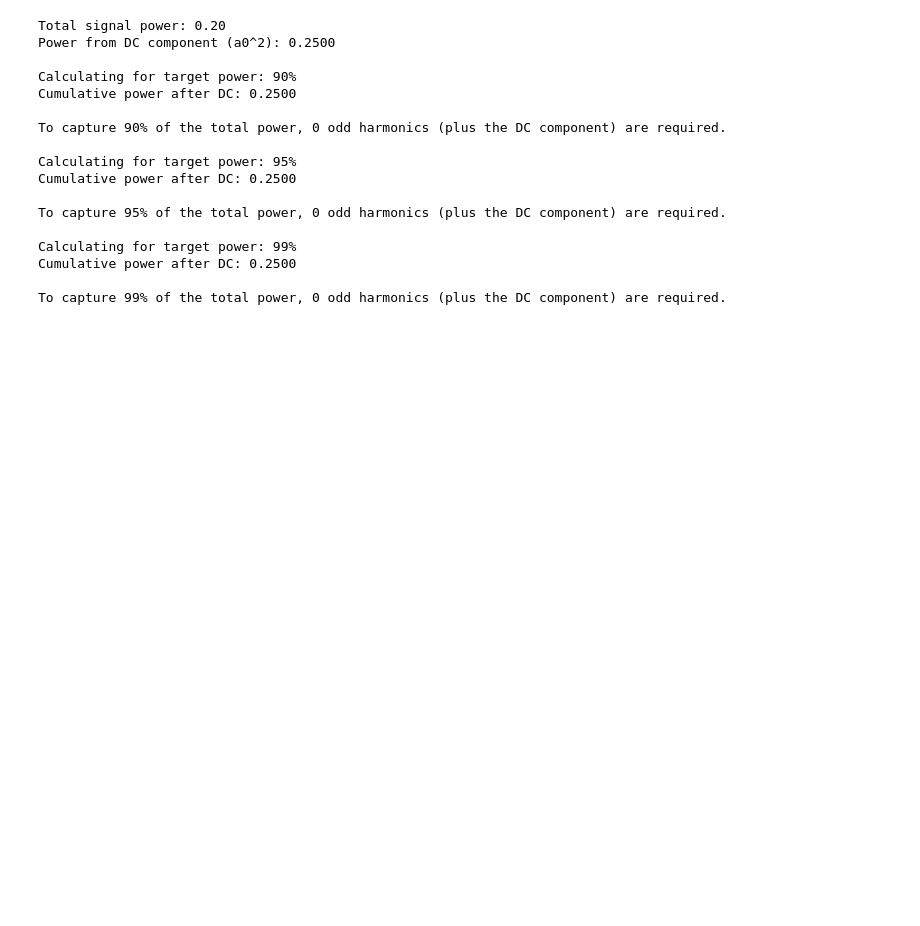
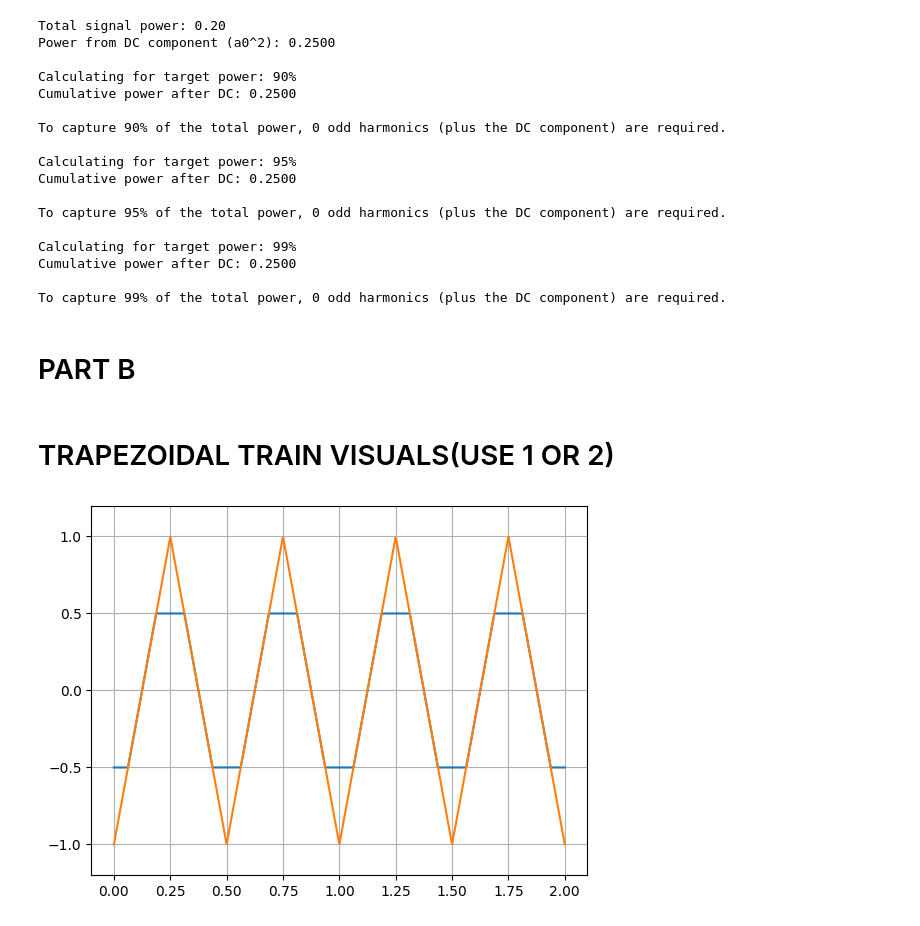
Before and after one commit to Storm00212/SIGNALS-ASSIGNMENT-1, a Jupyter notebook: QUESTION_3.ipynb, the cells around one changed output. Cells and saved outputs as stored; diff of their text form; code cells hidden in the pictures; blank space fills up the shorter version.

```diff
--- a/QUESTION_3.ipynb
+++ b/QUESTION_3.ipynb
@@ -264,3 +266,31 @@ Calculating for target power: 99%
 Cumulative power after DC: 0.2500
 
 To capture 99% of the total power, 0 odd harmonics (plus the DC component) are required.
+# %% [markdown]
+# PART B
+# %% [markdown]
+# TRAPEZOIDAL TRAIN VISUALS(USE 1 OR 2)
+# %%
+import numpy as np
+import matplotlib.pyplot as plt
+from scipy import signal
+
+# 1. Define time vector (e.g., 2 seconds, 1000 samples)
+t = np.linspace(0, 2, 1000)
+
+#  standard triangle wave
+# setting width=0.5 makes it a symmetric triangle wave
+triangle = signal.sawtooth(2 * np.pi * 2 * t, width=0.5)
+
+# 3. Clip inakata peaks
+
+trapezoid = np.clip(triangle, -0.5, 0.5)
+
+# Plotting the results
+plt.plot(t, trapezoid, label='Trapezoidal Train Wave')
+plt.plot(t, triangle, label='Standard Triangle Wave')
+plt.grid(True)
+plt.ylim(-1.2, 1.2)
+plt.show()
+# %% [output]
+[figure, added]
```
Also changed, not shown: parts of 4 cells of this notebook.
